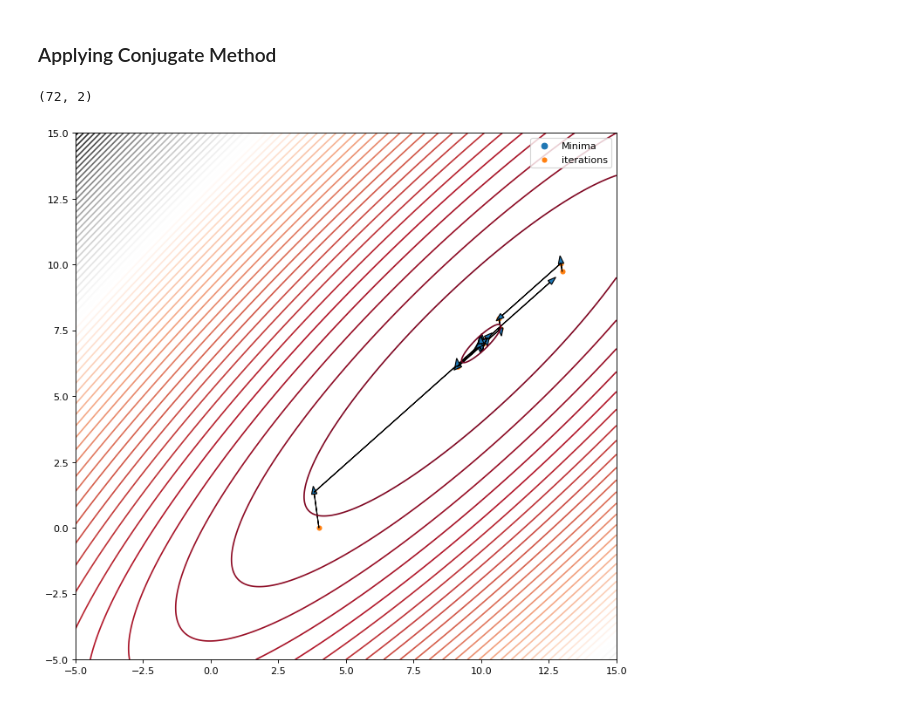
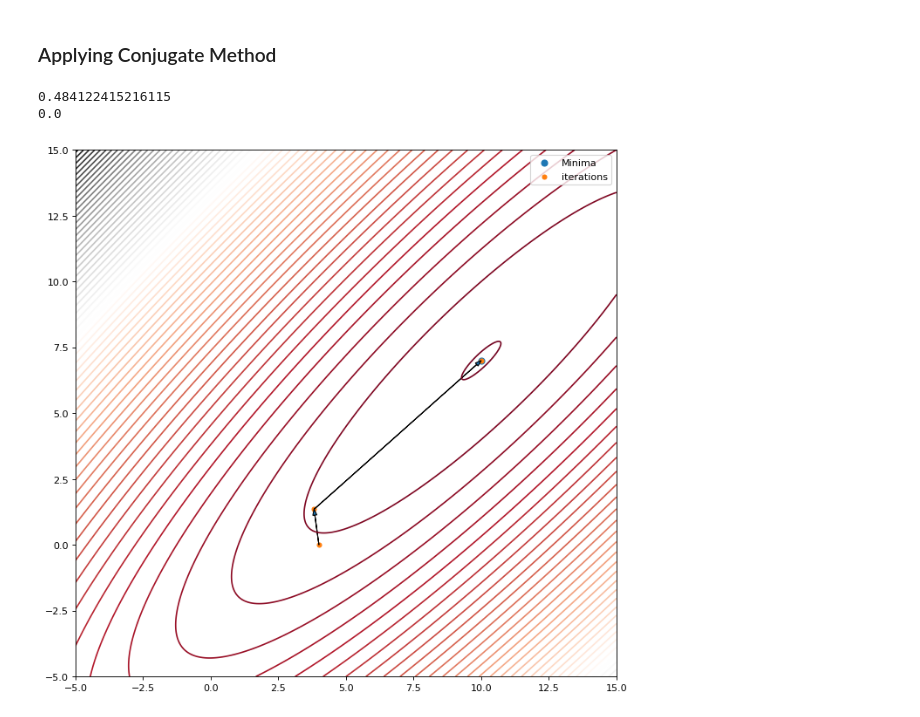
Before and after one commit to YassYe/LinearProgramingBonanza, a Jupyter notebook: week9Problems.ipynb, the cells around one changed output. Drawn from its saved outputs; the diff is of its cells as text; code cells hidden in the pictures.

```diff
--- a/week9Problems.ipynb
+++ b/week9Problems.ipynb
@@ -92,13 +92,18 @@ np.average(actual_convergance)
 xk = x0
 xk1 = x0
 xarr2 = [x0]
-gradf = 1000
-while np.linalg.norm(gradf) > 1e-10:
-    Hf = Q.T + Q
-    gradf = (Q@xk - b).reshape(2,1)
-    xk1 = xk - np.linalg.inv(Hf)@gradf
+while np.linalg.norm(Q@xk -b) > 1e-10:
+    # Hf = Q.T + Q
+    # gradf = (Q@xk - b).reshape(2,1)
+    # xk1 = xk - np.linalg.inv(Hf)@gradf
+    # xarr2.append(xk1)
+    # xk = xk1
+    d =np.linalg.inv(Q)@(Q@xk -b)
+    al = (-(Q@xk -b).T @ d)/(d.T@Q@d)
+    xk1 = xk + al*d
     xarr2.append(xk1)
     xk = xk1
+
 xarr2= np.array(xarr2).squeeze()
 
 u = np.linspace(-5,15, 1000)
@@ -106,11 +111,10 @@ x, y = np.meshgrid(u,u)
 z = 1/2*(9*x**2 - 8*x*y*2+9*y**2) - 34*x + 17*y + 110
 plt.figure(figsize=(10,10), dpi = 80)
 plt.contour(x,y,z, 60, cmap = "RdGy")
-plt.scatter(xopt[0],xopt[1])
+plt.scatter(xopt[0],xopt[1], s= 60)
 plt.scatter(xarr2[:,0], xarr2[:,1], s = 20)
 for i in range(xarr2[:,0].shape[0]-1):
-    plt.arrow(xarr2[i,0], xarr2[i,1], (xarr2[i+1,0] -xarr2[i,0] )*0.9,(xarr2[i+1,1] -xarr2[i,1] )*0.9, head_width=0.05)
+    plt.arrow(xarr2[i,0], xarr2[i,1], (xarr2[i+1,0] -xarr2[i,0] )*0.95,(xarr2[i+1,1] -xarr2[i,1] )*0.95, head_width=0.2)
 plt.legend(["Minima",  "iterations"])
 plt.savefig("ters2.pdf")
-print(xarr2.shape)
 # %% [output]
@@ -122,34 +125,36 @@ print(xarr2.shape)
 x0 = np.array([4,0])
 x0 = x0.reshape(2,1)
 xk = x0
-xk_1 = np.array([1000,1000]).reshape(2,1)
 xarr3 = [x0]
-d = (-(Q@xk - b)).reshape(2,1)
+d = -((Q@xk - b)).reshape(2,1)
+grdf = d
 while np.linalg.norm(d) >= 1e-10:
-    a0 = ((d.T@d)/(d.T@Q@d))[0][0]
+    a0 = ((grdf.T@grdf)/(d.T@Q@d))[0][0]
     xk_1 = xk + a0*d
     gradfk = (Q@xk_1 - b).reshape(2,1)
     bta = ((gradfk.T@Q@d)/(d.T@Q@d))[0][0]
+    print(bta)
     dk = -gradfk + bta*d
     xarr3.append(xk_1)
     xk = xk_1
     d = dk
+    grdf = gradfk
 
 xarr3= np.array(xarr3).squeeze()
-print(xarr3.shape)
 # %% [output]
-(72, 2)
+0.484122415216115
+0.0
 # %%
 u = np.linspace(-5,15, 1000)
 x, y = np.meshgrid(u,u)
 z = 1/2*(9*x**2 - 8*x*y*2+9*y**2) - 34*x + 17*y + 110
 plt.figure(figsize=(10,10), dpi = 80)
 plt.contour(x,y,z, 60, cmap = "RdGy")
-plt.scatter(xopt[0],xopt[1])
+plt.scatter(xopt[0],xopt[1], s = 40)
 plt.scatter(xarr3[:,0], xarr3[:,1], s = 20)
 for i in range(xarr3[:,0].shape[0]-1):
-    plt.arrow(xarr3[i,0], xarr3[i,1], (xarr3[i+1,0] -xarr3[i,0] )*0.95,(xarr3[i+1,1] -xarr3[i,1] )*0.95, head_width=0.2)
+    plt.arrow(xarr3[i,0], xarr3[i,1], xarr3[i+1,0] -xarr3[i,0]  ,xarr3[i+1,1] -xarr3[i,1], head_width=0.15 , length_includes_head = True)
 plt.legend(["Minima",  "iterations"])
 plt.savefig("ters3.pdf")
 # %% [output]
-[figure, old version]
+[figure, new version]
```
Also changed, not shown: parts of 6 cells of this notebook, 3 other files.
